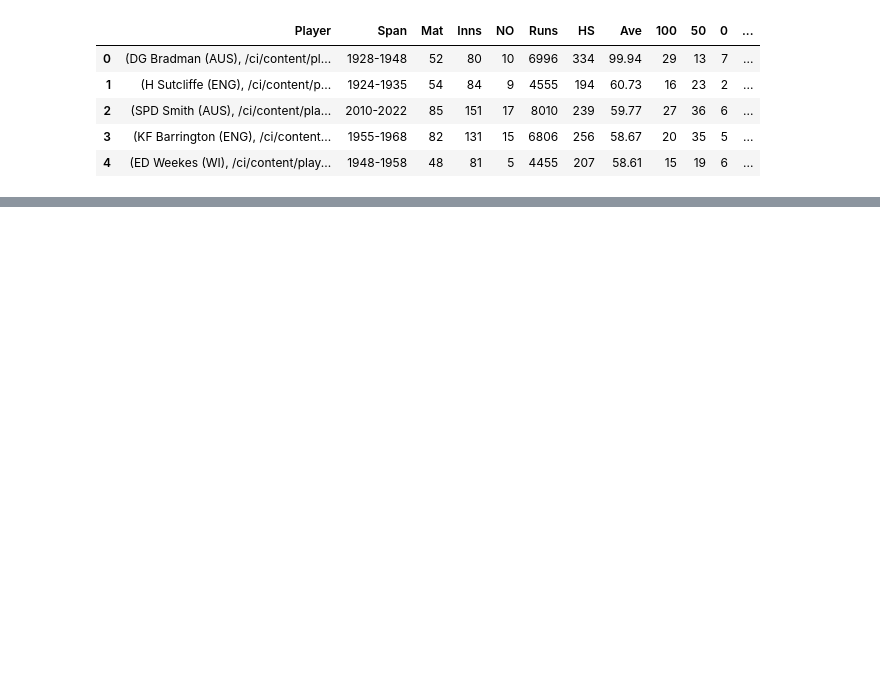
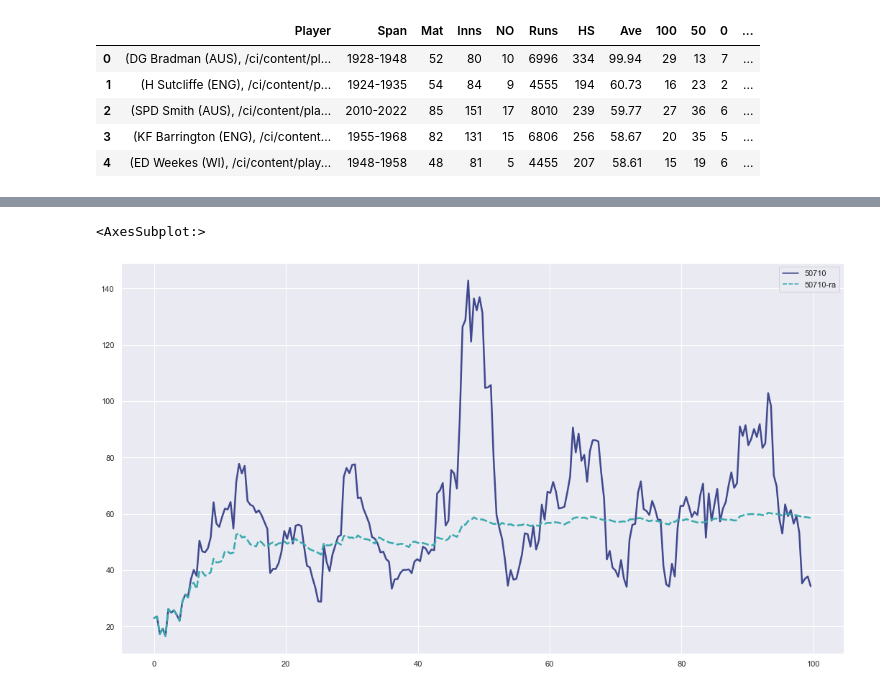
Before and after one commit to abhiramjoshi/cricket_analysis, a Jupyter notebook: codebase/Kohli/kohli_analysis.ipynb, the cells around one changed output, grey strips where cells are left out. Cells and saved outputs as stored; diff of their text form; code cells hidden in the pictures; blank space fills up the shorter version.

```diff
--- a/codebase/Kohli/kohli_analysis.ipynb
+++ b/codebase/Kohli/kohli_analysis.ipynb
@@ -448,0 +350,2 @@ for player in top_players.Player:
+# %%
+all_running_ave  = utils.load_data('all_running_ave','dict',file_ext='p')
@@ -448,0 +365,7 @@ for player in top_players.Player:
+# %%
+full_df = af.normalized_career_length(all_recent_form)
+# %%
+full_ave_df = af.normalized_career_length(all_running_ave)
+# %%
+combined_df = pd.concat([full_df[['35320', '7133', '50710','52337']], full_ave_df[['35320', '7133', '50710', '52337']]], axis=1, join='inner')
+combined_df.columns = ['35320', '7133', '50710','52337', '35320-ra', '7133-ra', '50710-ra', '52337-ra']
@@ -448,0 +388,10 @@ for player in top_players.Player:
+# %%
+i = 2
+fig, ax1 = plt.subplots(figsize=(18,10))
+sns.set_theme()
+sns.lineplot(data = combined_df.iloc[:, [i, i+4]], sort = False, ax=ax1, palette='mako', lw=2.5)
+
+#ax1.set_ylim([0,250])
+# %% [output]
+<AxesSubplot:>
+[figure, added]
```
Also changed, not shown: parts of 40 cells of this notebook.
